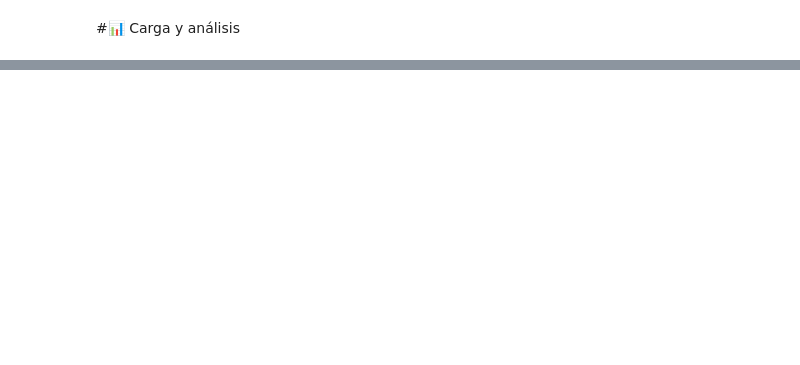
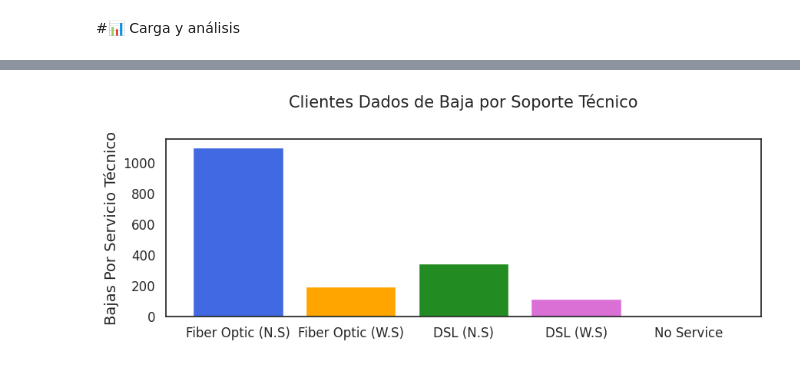
Before and after one commit to arletteGuerrero12/Challenge_TELECOMX_LATAM, a Jupyter notebook: TelecomX_LATAM.ipynb, the cells around one changed output, grey strips where cells are left out. Drawn from its saved outputs; the diff is of its cells as text; code cells hidden in the pictures; blank space fills up the shorter version.

```diff
--- a/TelecomX_LATAM.ipynb
+++ b/TelecomX_LATAM.ipynb
@@ -6,0 +121,2 @@
+# %%
+df.loc[df['Churn'] == '', 'Churn'] = 'No Info'
@@ -6,0 +142,3 @@
+# %%
+mean_value = df['Charges.Total'].mean()
+df['Charges.Total'] = df['Charges.Total'].fillna(mean_value)
@@ -10,0 +471,7 @@
+# %%
+datos_soporte = df[['Churn', 'InternetService', 'TechSupport']]
+datos_soporte_out = datos_soporte[datos_soporte['Churn'] == 'Yes']
+datos_soporte_out.reset_index(inplace=True, drop=True)
+frecuencia_valores_soporte = datos_soporte_out['InternetService'].value_counts()
+frecuencia_valores_soporte.info()
+datos_soporte_out
@@ -10,0 +500,12 @@
+# %%
+total_fo_ns = ((datos_soporte_out['InternetService'] == 'Fiber optic') & (datos_soporte_out['TechSupport'] == 'No') ).sum()
+total_fo_ws = ((datos_soporte_out['InternetService'] == 'Fiber optic') & (datos_soporte_out['TechSupport'] == 'Yes')).sum()
+total_dsl_ns = ((datos_soporte_out['InternetService'] == 'DSL') & (datos_soporte_out['TechSupport'] == 'No')).sum()
+total_dsl_ws = ((datos_soporte_out['InternetService'] == 'DSL') & (datos_soporte_out['TechSupport'] == 'Yes')).sum()
+total_no_ns = ((datos_soporte_out['InternetService'] == 'No') & (datos_soporte_out['TechSupport'] == 'No')).sum()
+soporte_tecnico = {
+    'Servicio': ['Fiber Optic (N.S)', 'Fiber Optic (W.S)', 'DSL (N.S)', 'DSL (W.S)', 'No Service'],
+    'Total': [total_fo_ns, total_fo_ws, total_dsl_ns, total_dsl_ws, total_no_ns]
+}
+df_soporte_tecnico = pd.DataFrame(soporte_tecnico)
+df_soporte_tecnico
@@ -10,0 +519,16 @@
+# %%
+df_soporte_tecnico['Servicio']
+colores = ['royalblue', 'orange', 'forestgreen', 'orchid',
+           'purple', 'brown', 'slateblue', 'gray', 'olive', 'navy', 'teal', 'tomato']
+fig, ax = plt.subplots(figsize=(10, 3))
+
+ax.bar(df_soporte_tecnico['Servicio'], df_soporte_tecnico['Total'], color=colores)
+ax.set_title('Clientes Dados de Baja por Soporte Técnico', loc='center', fontsize=15, pad=30)
+ax.set_xlabel('')
+ax.set_ylabel('Bajas Por Servicio Técnico', fontsize=14)
+ax.xaxis.set_tick_params(labelsize=12)
+ax.yaxis.set_tick_params(labelsize=12)
+
+plt.show()
+# %% [output]
+[figure, added]
```
Also changed, not shown: parts of 46 cells of this notebook.
